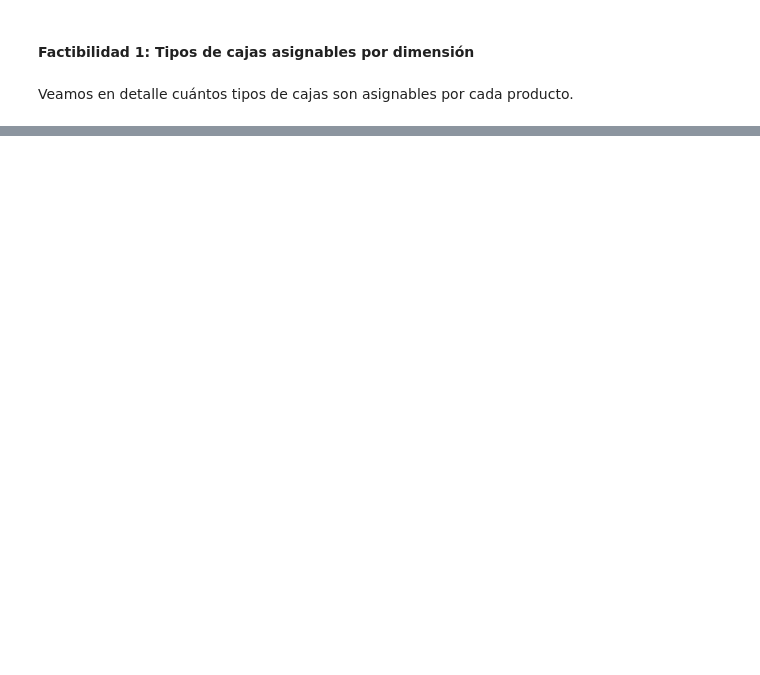
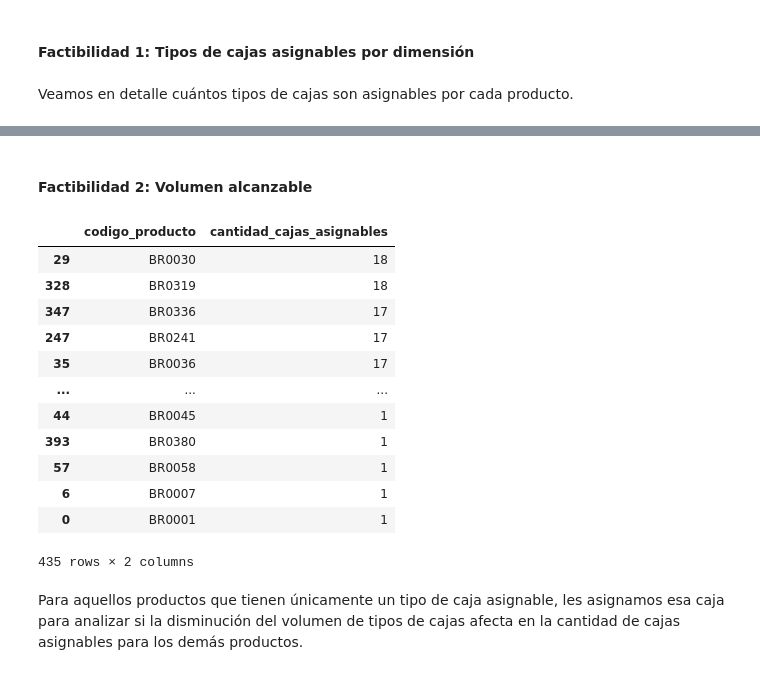
Before and after one commit to demianelnecave/AlixPartners-Competencia-Datos, a Jupyter notebook: 4.factibilidad.ipynb, the cells around one changed output, grey strips where cells are left out. Cells and saved outputs as stored; diff of their text form; code cells hidden in the pictures; blank space fills up the shorter version.

```diff
--- a/4.factibilidad.ipynb
+++ b/4.factibilidad.ipynb
@@ -117,0 +118,39 @@ df_productos_cajas
+# %% [markdown]
+#### **Factibilidad 2: Volumen alcanzable**
+# %%
+cajas_asignables_volumen = {}
+
+for producto in productos:
+    cajas_asignables = []
+    for caja in cajas_asignables_dimension[producto]:
+        if caja.volumen_total() >= producto.volumen_total():
+            cajas_asignables.append(caja)
+
+    cajas_asignables_volumen[producto] = cajas_asignables
+# %%
+df_volumen = pd.DataFrame([
+    {
+        'codigo_producto': producto.codigo_producto,
+        'cantidad_cajas_asignables': len(cajas_asign),
+    }
+    for producto, cajas_asign in cajas_asignables_volumen.items()
+])
+
+df_volumen = df_volumen.sort_values('cantidad_cajas_asignables', ascending=False)
+df_volumen
+# %% [output]
+|  | codigo_producto | cantidad_cajas_asignables |
+| 29 | BR0030 | 18 |
+| 328 | BR0319 | 18 |
+| 347 | BR0336 | 17 |
+| 247 | BR0241 | 17 |
+| 35 | BR0036 | 17 |
+| ... | ... | ... |
+| 44 | BR0045 | 1 |
+| 393 | BR0380 | 1 |
+| 57 | BR0058 | 1 |
+| 6 | BR0007 | 1 |
+| 0 | BR0001 | 1 |
+435 rows × 2 columns
+# %% [markdown]
+Para aquellos productos que tienen únicamente un tipo de caja asignable, les asignamos esa caja para analizar si la disminución del volumen de tipos de cajas afecta en la cantidad de cajas asignables para los demás productos.
```
Also changed, not shown: parts of 10 cells of this notebook, 8 other files.
